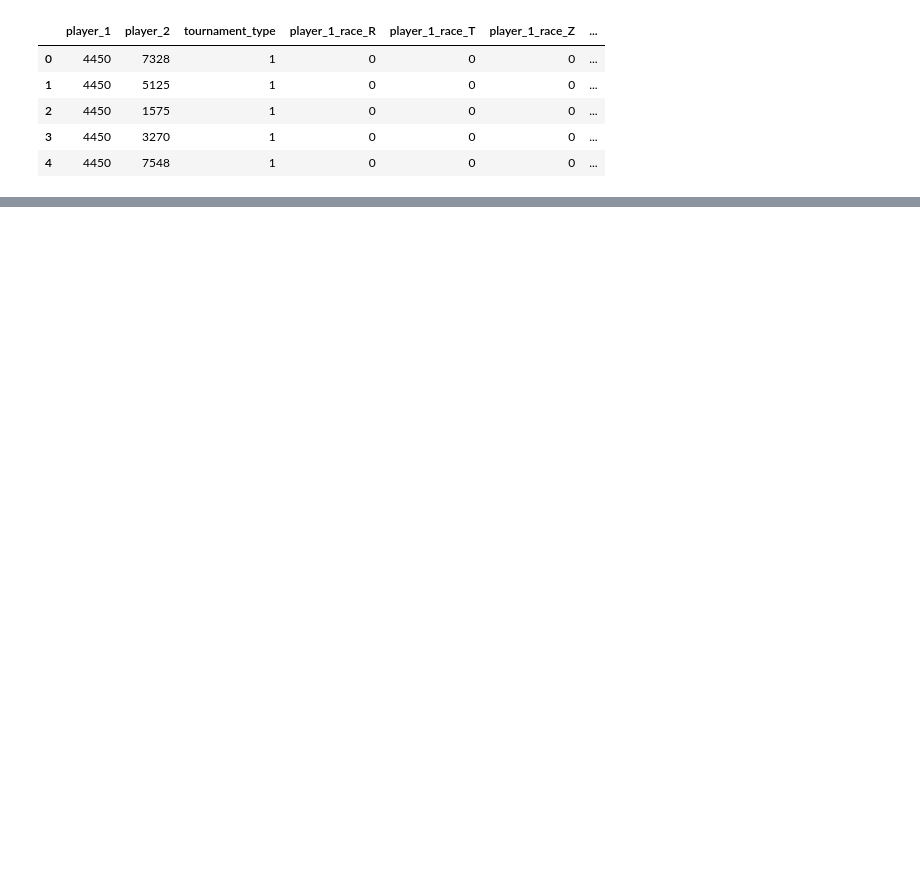
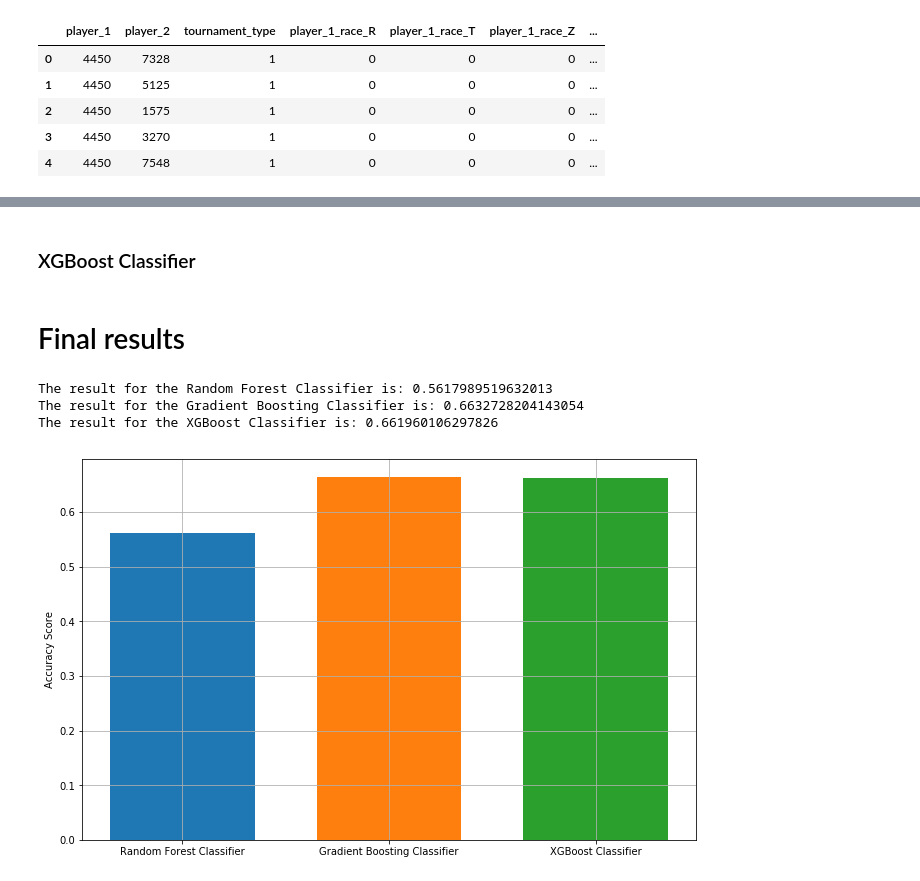
Before and after one commit to yaagocruuz/StarCraft_MachineLearning, a Jupyter notebook: Final Project.ipynb, the cells around one changed output, grey strips where cells are left out. Drawn from its saved outputs; the diff is of its cells as text; code cells hidden in the pictures; blank space fills up the shorter version.

```diff
--- a/Final Project.ipynb
+++ b/Final Project.ipynb
@@ -245,0 +288,6 @@ print(gs.best_params_)
+# %%
+X_trainf, X_testf, y_trainf, y_testf = train_test_split(X, y, test_size=0.25, random_state=42)
+
+stdzer = pp.StandardScaler().fit(X_trainf)
+X_train_stdf = stdzer.transform(X_trainf)
+X_test_stdf = stdzer.transform(X_testf)
@@ -246,5 +296,6 @@ print(gs.best_params_)
 # %%
-final_rf = ensemble.RandomForestRegressor(random_state=42, n_estimators=200, max_depth=7)
-final_rf.fit(X_train_std, y_train)
-y_pred_rf = final_rf.predict(X_test_std)
+final_rf = ensemble.RandomForestClassifier(random_state=42, n_estimators=300, max_depth=11)
+final_rf.fit(X_train_stdf, y_trainf)
+y_pred_rf = final_rf.predict(X_test_stdf)
+rf_acc = mt.accuracy_score(y_testf, y_pred_rf)
 # %% [markdown]
@@ -283,0 +303,31 @@ print(gs.best_params_)
+# %%
+final_gbr = ensemble.GradientBoostingClassifier(random_state=42,
+                                               learning_rate=0.1, n_estimators=300, max_depth=7)
+final_gbr.fit(X_train_stdf, y_trainf)
+y_pred_gbr = final_gbr.predict(X_test_stdf)
+gbr_acc = mt.accuracy_score(y_testf, y_pred_gbr)
+# %% [markdown]
+### XGBoost Classifier
+# %%
+final_xgb = xgb.XGBClassifier(random_state=42, learning_rate=0.1, n_estimators=300, max_depth=7)
+final_xgb.fit(X_train_stdf, y_trainf)
+y_pred_xgb = final_xgb.predict(X_test_stdf)
+xgb_acc = mt.accuracy_score(y_testf, y_pred_xgb)
+# %% [markdown]
+# Final results
+# %%
+class_names = ['Random Forest Classifier', 'Gradient Boosting Classifier', 'XGBoost Classifier']
+class_values = [rf_acc, gbr_acc, xgb_acc]
+
+plt.rcParams['figure.figsize'] = (11,7)
+plt.grid()
+plt.ylabel('Accuracy Score')
+for i in range(len(class_names)):
+    print("The result for the " + str(class_names[i]) + " is: " + str(class_values[i]))
+    plt.bar(class_names[i], class_values[i], width=0.7)
+plt.show()
+# %% [output]
+The result for the Random Forest Classifier is: 0.5617989519632013
+The result for the Gradient Boosting Classifier is: 0.6632728204143054
+The result for the XGBoost Classifier is: 0.661960106297826
+[figure, added]
```
Also changed, not shown: parts of 35 cells of this notebook.
